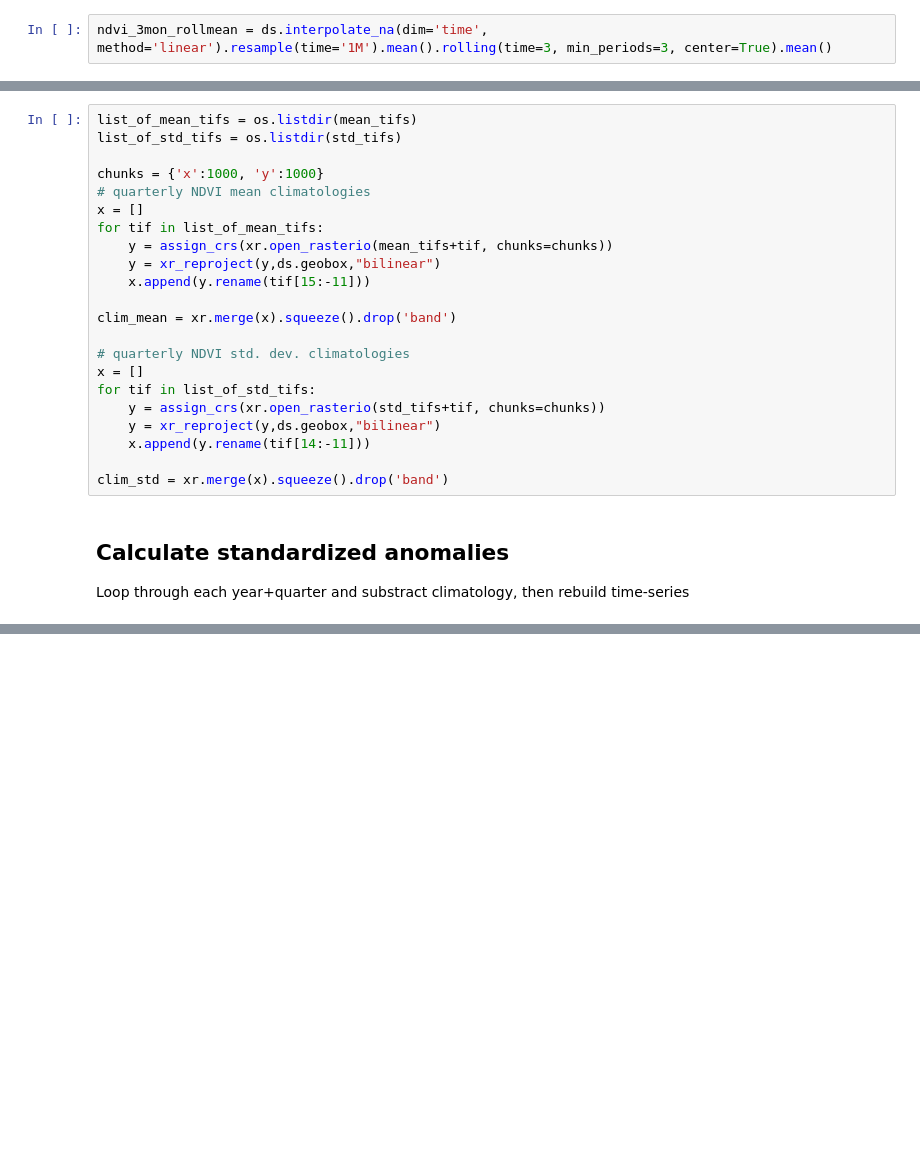
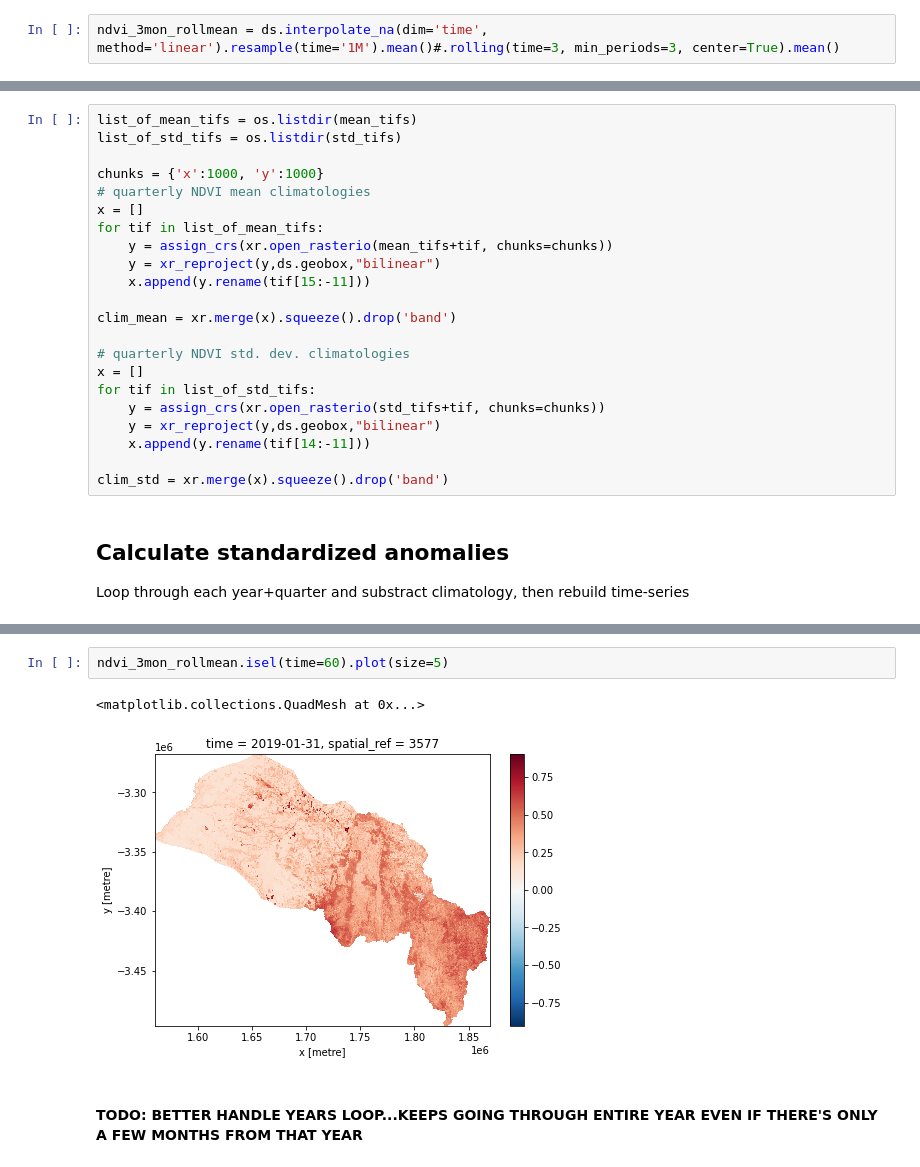
Before and after one commit to cbur24/vegetation_forecasts, a Jupyter notebook: catchment_scale_testing.ipynb, the cells around one changed output, grey strips where cells are left out. Drawn from its saved outputs; the diff is of its cells as text; blank space fills up the shorter version.

```diff
--- a/catchment_scale_testing.ipynb
+++ b/catchment_scale_testing.ipynb
@@ -83,7 +89,7 @@ This will match the climatologies we have that are arranged like DJF,JFM,FMA,MAM
 
 TODO: switch to `fast_completion` (wrap function inside xr.map_blocks or xr.apply_ufunc)
 # %%
-ndvi_3mon_rollmean = ds.interpolate_na(dim='time', method='linear').resample(time='1M').mean().rolling(time=3, min_periods=3, center=True).mean()
+ndvi_3mon_rollmean = ds.interpolate_na(dim='time', method='linear').resample(time='1M').mean()#.rolling(time=3, min_periods=3, center=True).mean()
 # %% [markdown]
 ## Load climatologies
 Data is a subset over the Gwydir catchment
@@ -122,3 +132,10 @@ ndvi_3mon_rollmean = ndvi_3mon_rollmean.compute()
+# %%
+ndvi_3mon_rollmean.isel(time=60).plot(size=5)
+# %% [output]
+<matplotlib.collections.QuadMesh at 0x...>
+[figure, added]
+# %% [markdown]
+#### TODO: BETTER HANDLE YEARS LOOP...KEEPS GOING THROUGH ENTIRE YEAR EVEN IF THERE'S ONLY A FEW MONTHS FROM THAT YEAR
 # %%
 import warnings
 warnings.filterwarnings("ignore")
```
Also changed, not shown: parts of 18 cells of this notebook.
